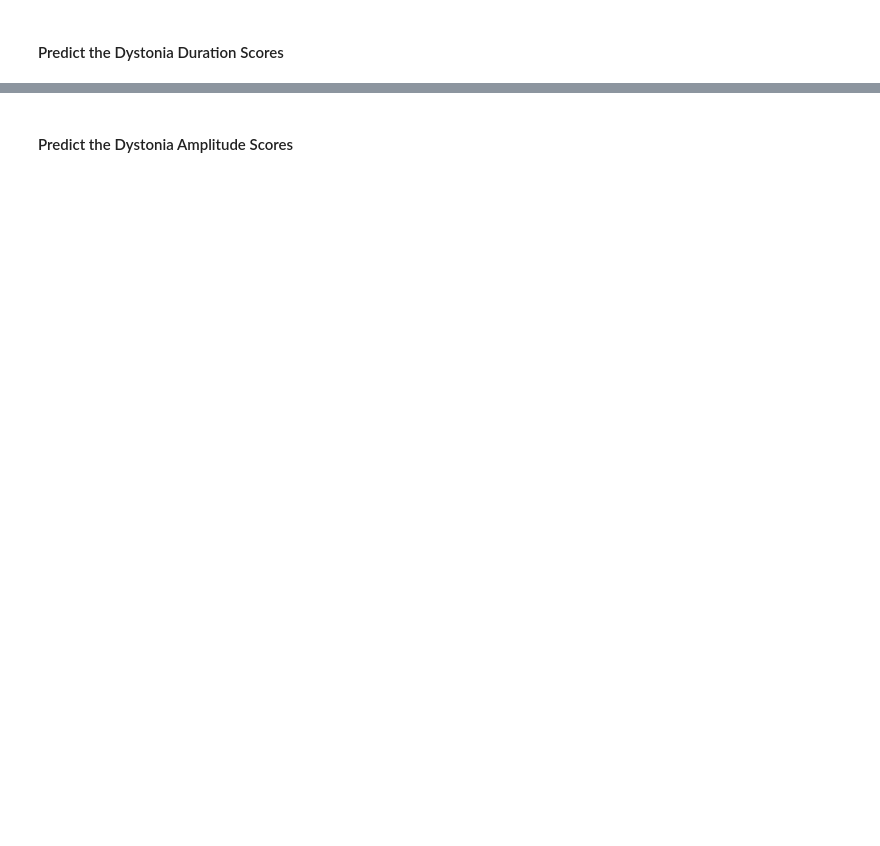
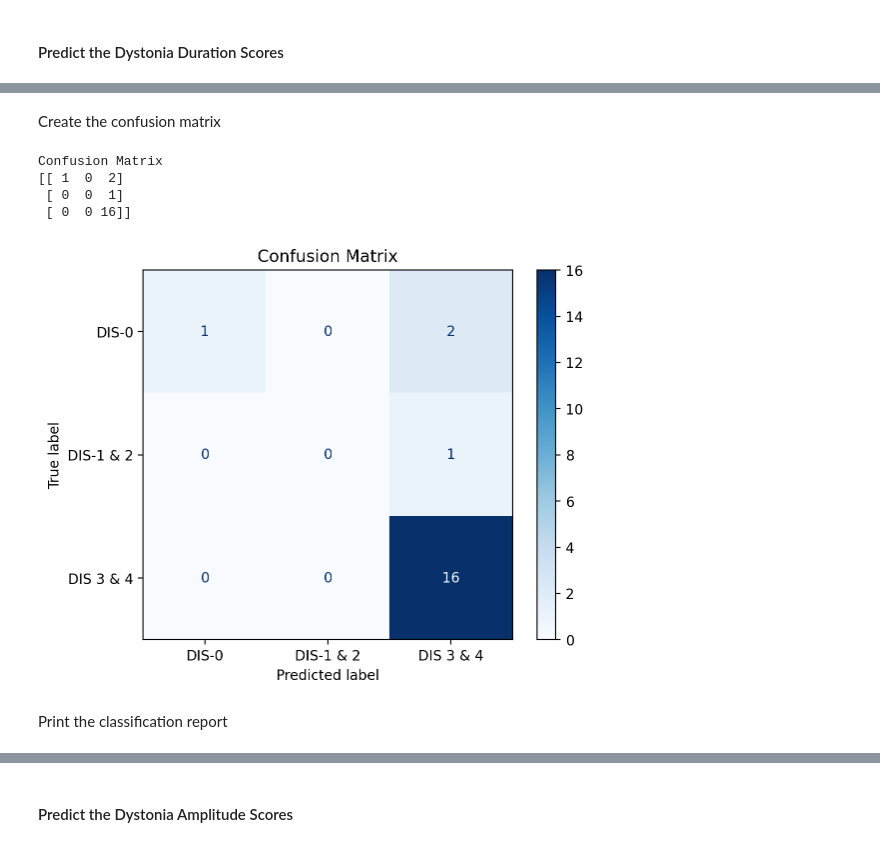
Before and after one commit to zachary-roth/AVI-DYS, a Jupyter notebook: time-series-classification.ipynb, the cells around one changed output, grey strips where cells are left out. Saved outputs shown, nothing was run; the diff lists cells and outputs as text; code cells hidden in the pictures; blank space fills up the shorter version.

Commit message:
Update Time Series Classification
Collapse classes, stratify train-test split, visualize confusion matrices

```diff
--- a/time-series-classification.ipynb
+++ b/time-series-classification.ipynb
@@ -94,0 +116,4 @@ for i in range(num_rows):
+# %%
+# Create a list of DIS categories for the confusion matrices and the classifaction report
+target_names = ['DIS-0','DIS-1 & 2','DIS 3 & 4']
+class_names = ['DIS-0','DIS-1 & 2','DIS 3 & 4']
@@ -138,0 +124,25 @@ weighted avg       0.66      0.64      0.64        66
+# %%
+# Select the relevant data from the scores DataFrame (Y)
+y = Y['Dystonia-Duration'].astype(str).to_numpy()
+
+# Split the data using a 70-30 train-test split
+X_train, X_test, y_train, y_test = train_test_split(X, y, test_size=.3, random_state=42, stratify=y)
+
+# Create the classifier
+hc2 =HIVECOTEV2(
+      stc_params=None,
+      drcif_params=None,
+      arsenal_params=None,
+      tde_params=None,
+      time_limit_in_minutes=2,
+      save_component_probas=False,
+      verbose=1,
+      n_jobs=-1,
+      random_state=42,
+)
+
+# Fit the classifier
+hc2.fit(X_train,y_train)
+
+# Predict the test labels
+y_pred = hc2.predict(X_test)
@@ -138,0 +162,22 @@ weighted avg       0.66      0.64      0.64        66
+# %% [markdown]
+Create the confusion matrix
+# %%
+disp = ConfusionMatrixDisplay.from_predictions(
+    y_test,
+    y_pred,
+    display_labels=class_names,
+    cmap=plt.cm.Blues,
+    normalize=None,
+)
+disp.ax_.set_title('Confusion Matrix')
+
+print('Confusion Matrix')
+print(disp.confusion_matrix)
+# %% [output]
+Confusion Matrix
+[[ 1  0  2]
+ [ 0  0  1]
+ [ 0  0 16]]
+[figure, added]
+# %% [markdown]
+Print the classification report
```
Also changed, not shown: parts of 34 cells of this notebook.
